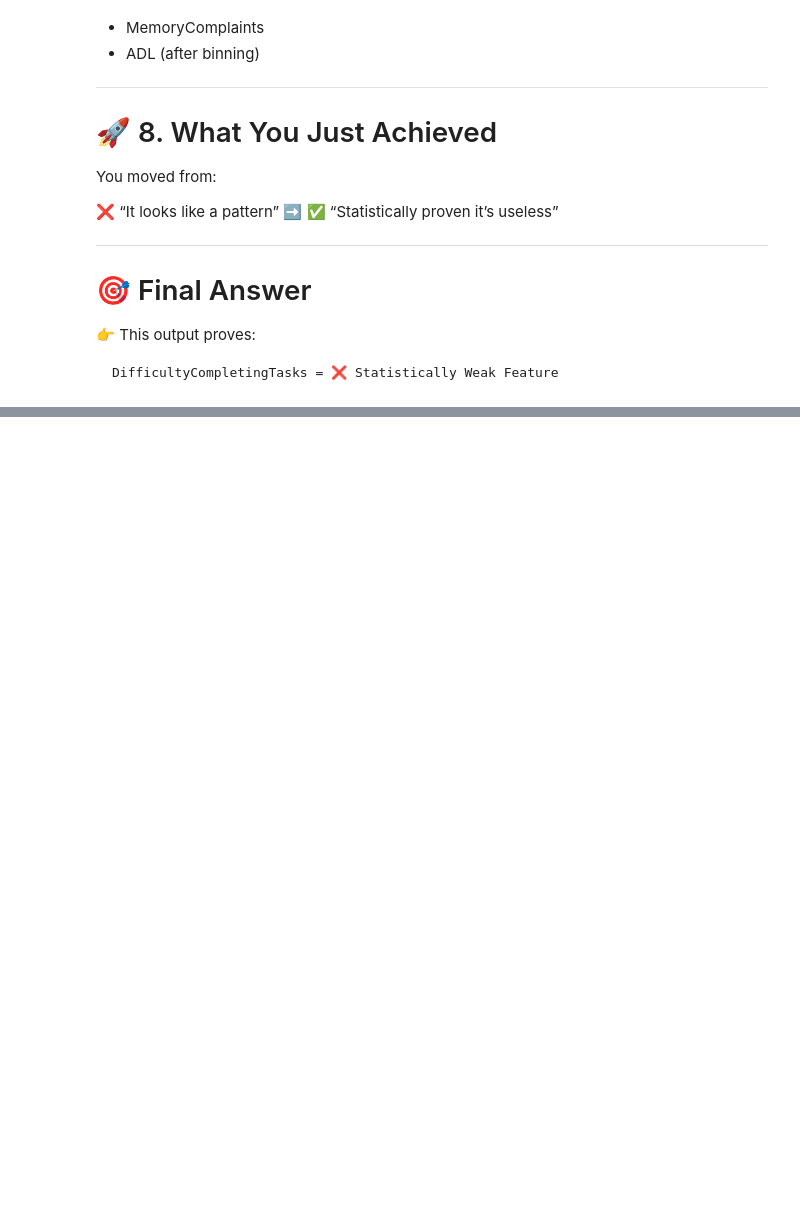
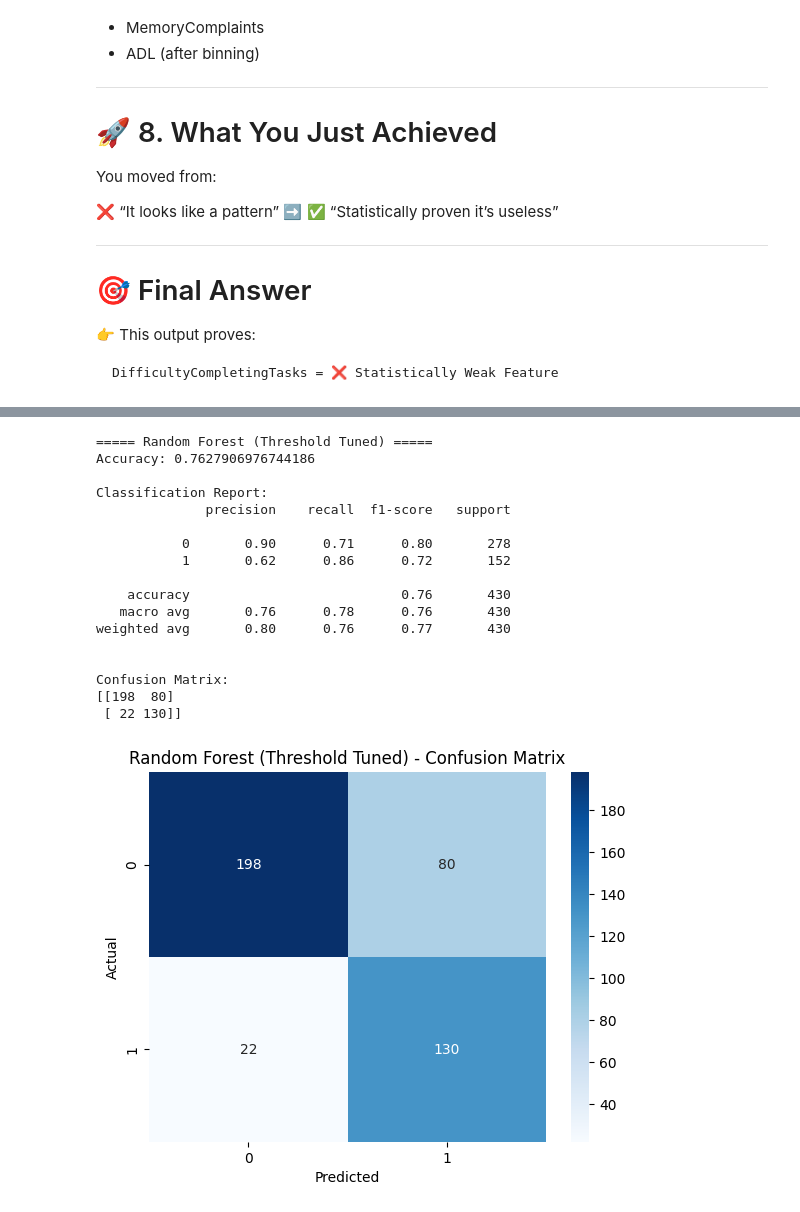
Before and after one commit to TechJas/Alzhemeir-Disease-Analysis, a Jupyter notebook: ALZHEMEIR.ipynb, the cells around one changed output, grey strips where cells are left out. Cells and saved outputs as stored; diff of their text form; code cells hidden in the pictures; blank space fills up the shorter version.

```diff
--- a/ALZHEMEIR.ipynb
+++ b/ALZHEMEIR.ipynb
@@ -1644,0 +1883,28 @@ DifficultyCompletingTasks = ❌ Statistically Weak Feature
+# %%
+y_prob = rf_model.predict_proba(X_test)[:, 1]
+
+# Lower threshold to increase recall
+threshold = 0.3
+
+y_pred_custom = (y_prob > threshold).astype(int)
+
+evaluate_model(y_test, y_pred_custom, "Random Forest (Threshold Tuned)")
+# %% [output]
+===== Random Forest (Threshold Tuned) =====
+Accuracy: 0.7627906976744186
+
+Classification Report:
+              precision    recall  f1-score   support
+
+           0       0.90      0.71      0.80       278
+           1       0.62      0.86      0.72       152
+
+    accuracy                           0.76       430
+   macro avg       0.76      0.78      0.76       430
+weighted avg       0.80      0.76      0.77       430
+
+
+Confusion Matrix:
+[[198  80]
+ [ 22 130]]
+[figure, added]
```
Also changed, not shown: parts of 26 cells of this notebook.
